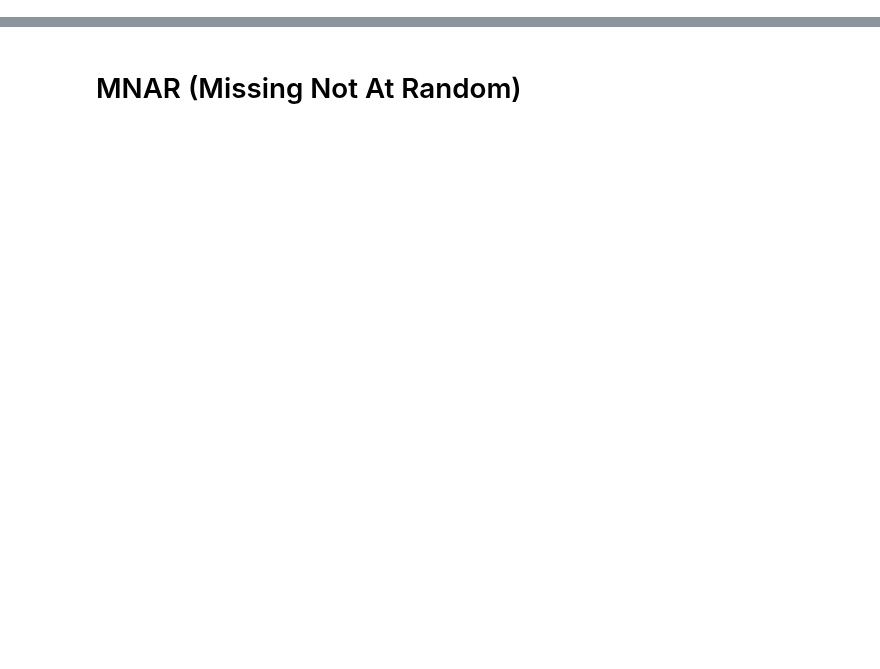
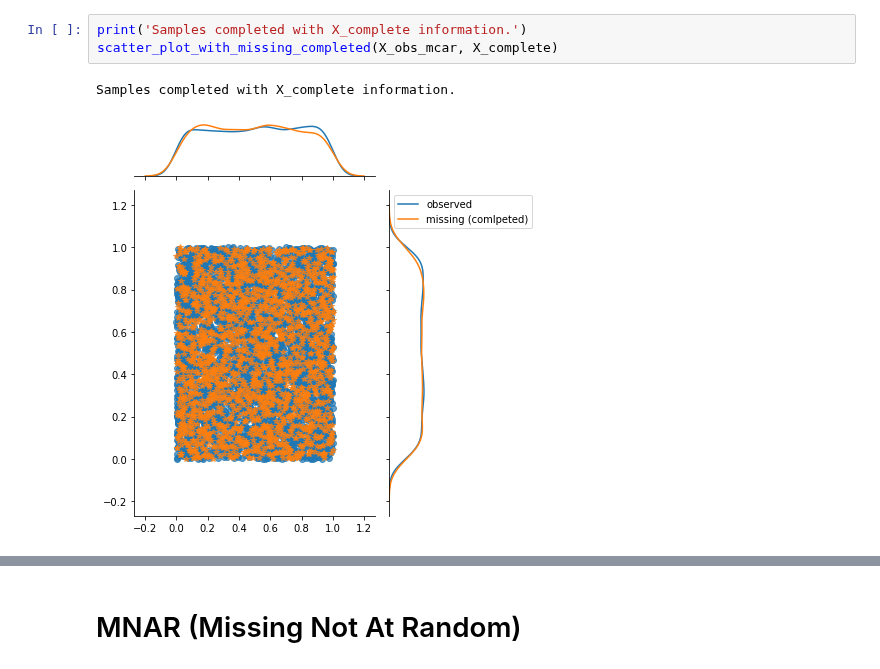
Before and after one commit to R-miss-tastic/website, a Jupyter notebook: static/how-to/WIP python/How to generate missing values.ipynb, the cells around one changed output, grey strips where cells are left out. Drawn from its saved outputs; the diff is of its cells as text; blank space fills up the shorter version.

```diff
--- a/static/how-to/WIP python/How to generate missing values.ipynb
+++ b/static/how-to/WIP python/How to generate missing values.ipynb
@@ -123,0 +225,6 @@ X_obs with "MCAR" mechanism
+# %%
+print('Samples completed with X_complete information.')
+scatter_plot_with_missing_completed(X_obs_mcar, X_complete)
+# %% [output]
+Samples completed with X_complete information.
+[figure, added]
```
Also changed, not shown: parts of 34 cells of this notebook.
